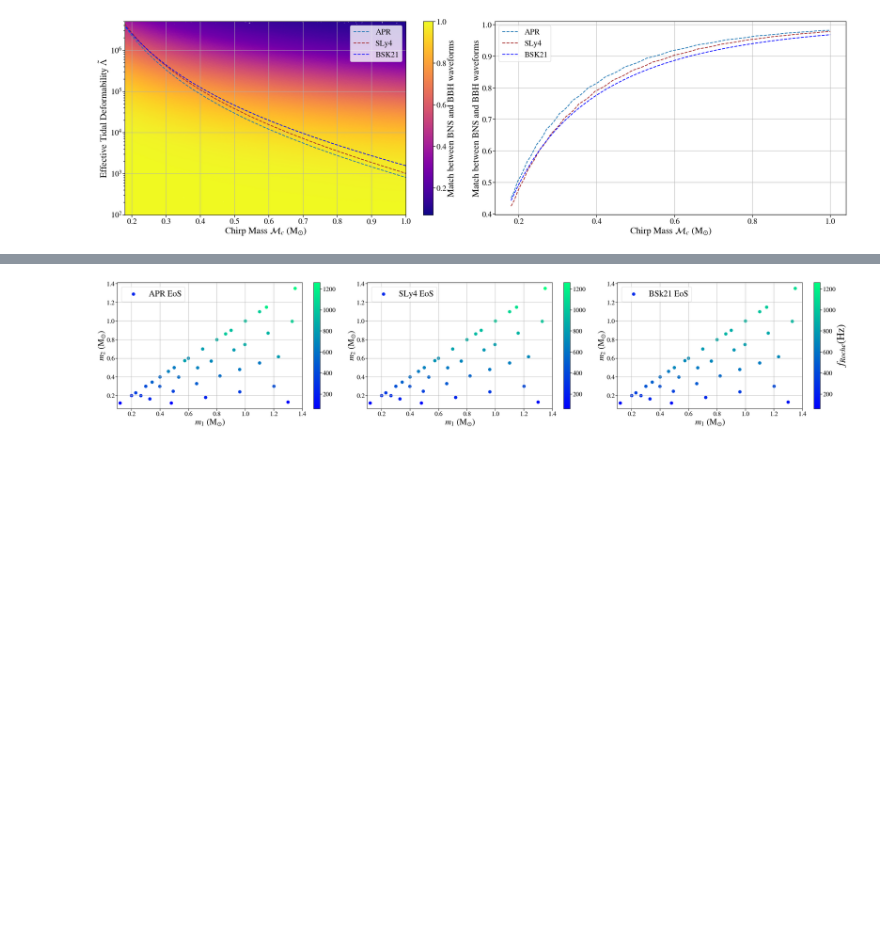
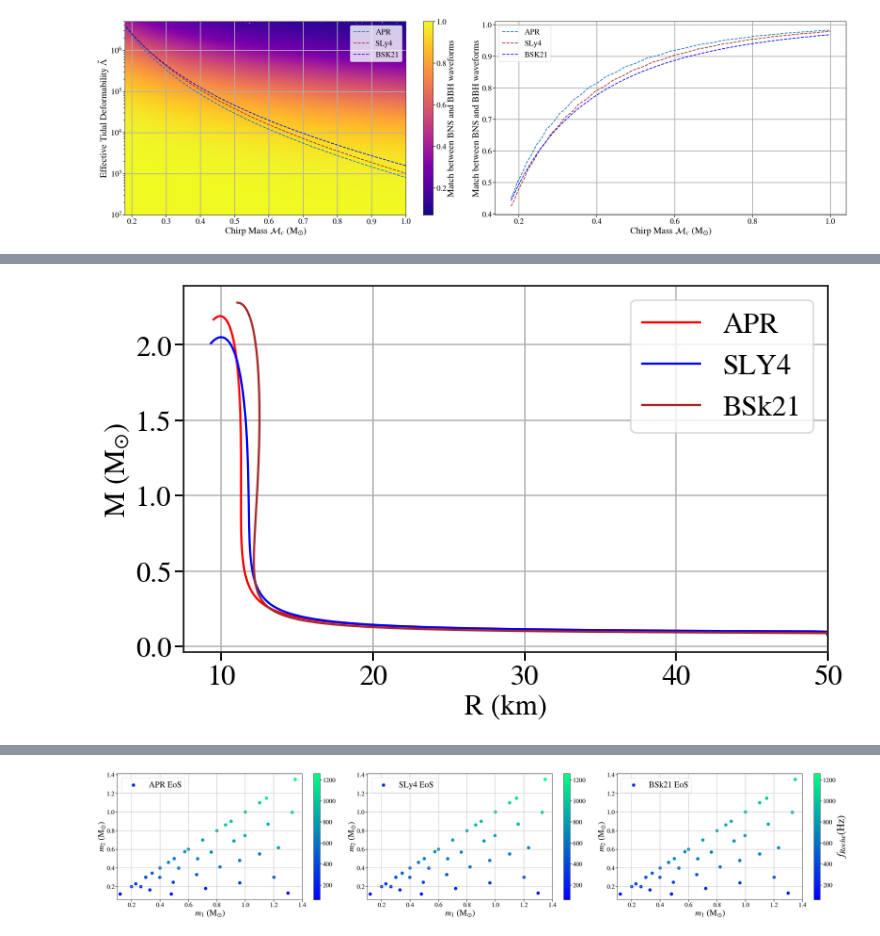
Before and after one commit to sugwg/sub-solar-ns-detectability, a Jupyter notebook: data_release.ipynb, the cells around one changed output, grey strips where cells are left out. Cells and saved outputs as stored; diff of their text form; code cells hidden in the pictures; blank space fills up the shorter version.

```diff
--- a/data_release.ipynb
+++ b/data_release.ipynb
@@ -189,0 +189,21 @@ $\textbf{FIG. 1}$ : Left panel shows the match between BNS and BBH waveforms as
+# %%
+#Read data from files.
+bsk_m,bsk_r=np.loadtxt('data_files/BSK21-mass-radius.txt',unpack=True)
+apr_m,apr_r=np.loadtxt('data_files/APR-mass-radius.txt',unpack=True)
+sly_m,sly_r=np.loadtxt('data_files/SLY4-mass-radius.txt',unpack=True)
+
+#Generate mass-radius comparison plot.
+rcParams['figure.figsize']=(12,7)
+fig=plt.figure()
+plt.plot(apr_r,apr_m,label='APR',color='red')
+plt.plot(sly_r,sly_m,label='SLY4',color='blue')
+plt.plot(bsk_r,bsk_m,label='BSk21',color='brown')
+plt.grid(True,which="both")
+plt.ylabel(r'M (M$_{\odot}$)',fontsize=30)
+plt.xlabel('R (km)',fontsize=30)
+plt.xlim(7.5,50)
+plt.legend(fontsize=30)
+plt.show()
+fig.savefig('./Plots/Figure2_mass-radius-comparison.png')
+# %% [output]
+[figure, added]
```
Also changed, not shown: parts of 22 cells of this notebook, 14 other files.
